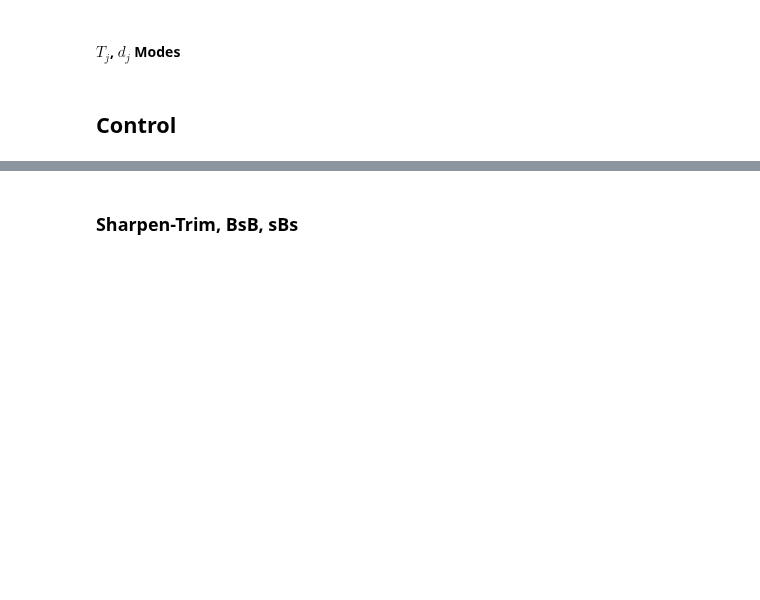
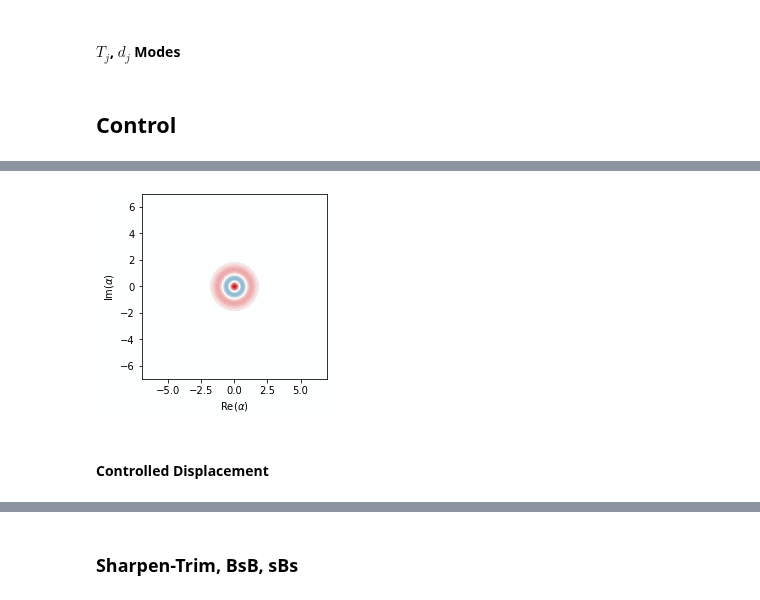
Before and after one commit to connorblake1/jiang-research, a Jupyter notebook: FiniteGKP/jax_FiniteGKP.ipynb, the cells around one changed output, grey strips where cells are left out. Cells and saved outputs as stored; diff of their text form; code cells hidden in the pictures; blank space fills up the shorter version.

```diff
--- a/FiniteGKP/jax_FiniteGKP.ipynb
+++ b/FiniteGKP/jax_FiniteGKP.ipynb
@@ -552,0 +638,6 @@ run_tests = True
+# %%
+dq.plot.wigner_gif(rho_t,xmax=7,ymax=7)
+# %% [output]
+[figure, added]
+# %% [markdown]
+#### Controlled Displacement
```
Also changed, not shown: parts of 23 cells of this notebook, 4 other files.
